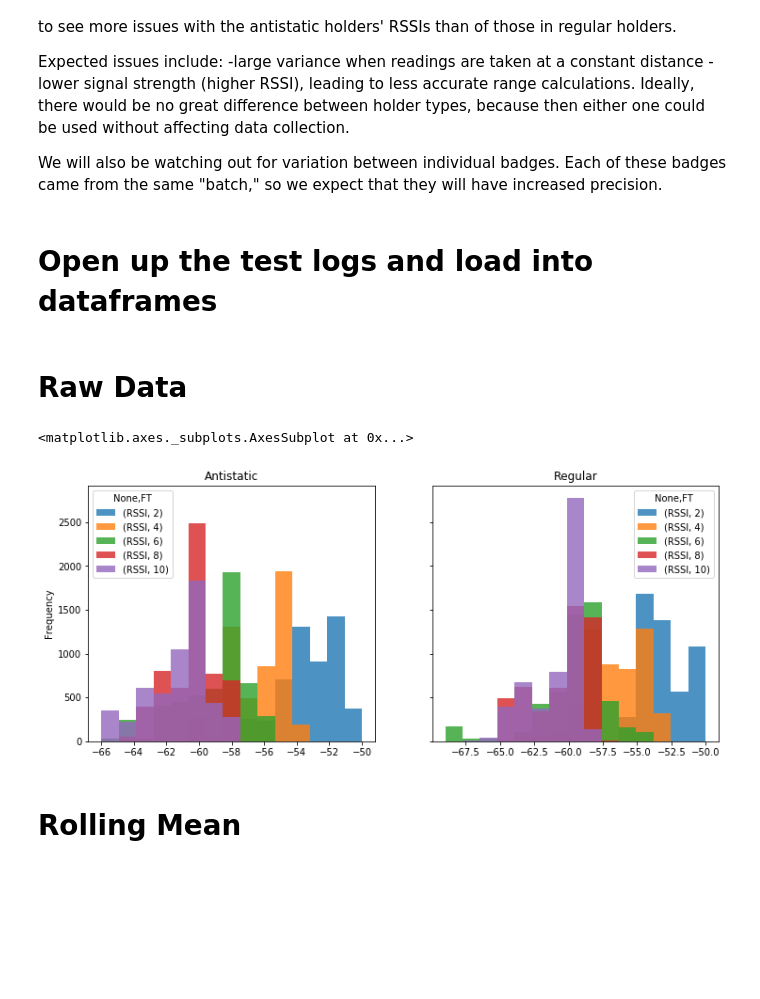
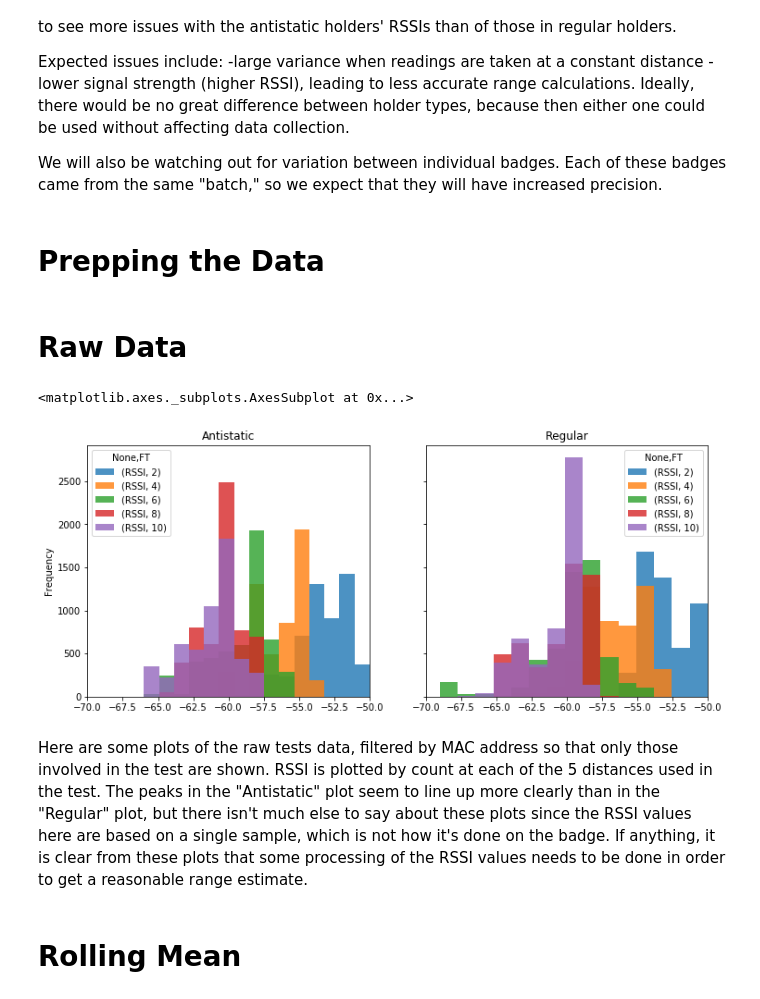
Before and after one commit to HumanDynamics/openbadge, a Jupyter notebook: holderTests/holder_analysis.ipynb, the cells around one changed output. Cells and saved outputs as stored; diff of their text form; code cells hidden in the pictures; blank space fills up the shorter version.

```diff
--- a/holderTests/holder_analysis.ipynb
+++ b/holderTests/holder_analysis.ipynb
@@ -28,8 +28,8 @@ holders_noanti = ["F1:4E:55:EA:ED:A4", # Badge 210
                   "D9:86:6F:AF:E8:90", # Badge 213
                   "C1:96:24:5B:EB:97", # Badge 214
                   "C8:2F:80:DA:26:94"] # Badge 215
-# %% [markdown]
-# Open up the test logs and load into dataframes
+# %% [markdown]
+# Prepping the Data
 # %%
 
 # loads all of the distances' test data for both holder types
@@ -64,12 +64,15 @@ data = load_all()
 # %%
 raw_data_0 = data.loc["antistatic"].drop(columns=["DATETIME", "MAC"]).unstack(level="FT")
 raw_data_1 = data.loc["regular"].drop(columns=["DATETIME", "MAC"]).unstack(level="FT")
 
 fig, axes = plt.subplots(nrows=1, ncols=2, figsize=(12,5), sharey=True)
-raw_data_0.plot(ax=axes[0], kind="hist", alpha=.8, bins=15, title="Antistatic")
-raw_data_1.plot(ax=axes[1], kind="hist", alpha=.8, bins=15, title="Regular")
+raw_data_0.plot(ax=axes[0], kind="hist", alpha=.8, bins=15, xlim=(-70,-50), title="Antistatic")
+raw_data_1.plot(ax=axes[1], kind="hist", alpha=.8, bins=15, xlim=(-70,-50), title="Regular")
 # %% [output]
 <matplotlib.axes._subplots.AxesSubplot at 0x...>
-[figure, old version]
+[figure, new version]
+# %% [markdown]
+Here are some plots of the raw tests data, filtered by MAC address so that only those involved in the test are shown.
+RSSI is plotted by count at each of the 5 distances used in the test. The peaks in the "Antistatic" plot seem to line up more clearly than in the "Regular" plot, but there isn't much else to say about these plots since the RSSI values here are based on a single sample, which is not how it's done on the badge. If anything, it is clear from these plots that some processing of the RSSI values needs to be done in order to get a reasonable range estimate.
 # %% [markdown]
 # Rolling Mean
```
Also changed, not shown: parts of 4 cells of this notebook, 12 other files.
